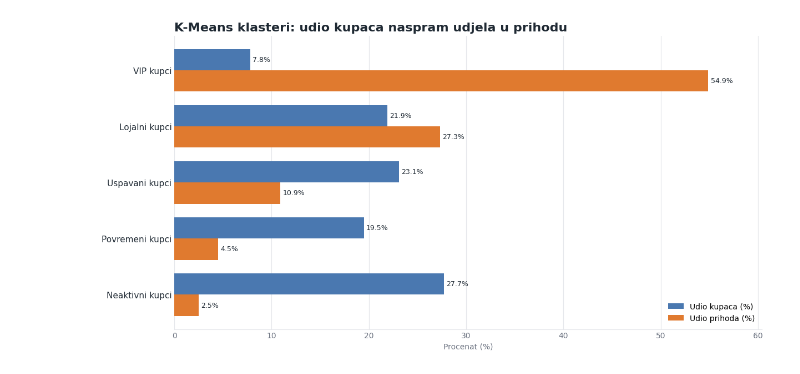
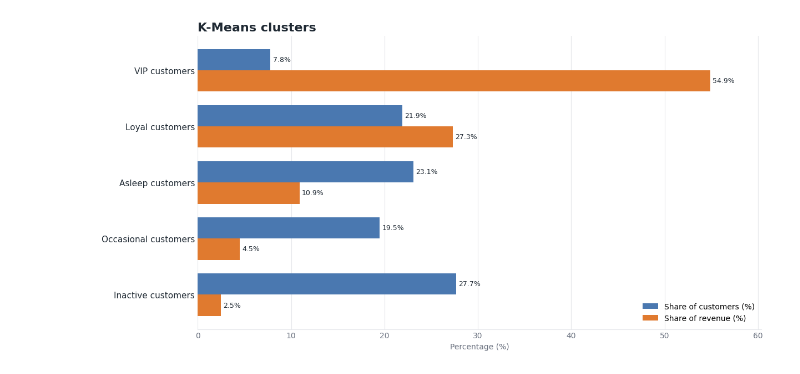
Before and after one commit to aaleksaacic/online-shop-analytics, a Jupyter notebook: notebooks/04_kmeans.ipynb, the cells around one changed output. Saved outputs shown, nothing was run; the diff lists cells and outputs as text; code cells hidden in the pictures.

```diff
--- a/notebooks/04_kmeans.ipynb
+++ b/notebooks/04_kmeans.ipynb
@@ -19,0 +9,3 @@ Učitano 5,852 kupaca.
+# %%
+rfm = pd.read_parquet("../data/processed/rfm.parquet")
+rfm.head()
@@ -20 +23,7 @@ Učitano 5,852 kupaca.
+# %%
+INK = "#1f2933"
+MUTED = "#6b7280"
+GRID = "#e5e7eb"
+BASE = "#4a78b0"
+ACCENT = "#e07a2f"
 # %% [markdown]
@@ -22,13 +31,13 @@ Učitano 5,852 kupaca.
 # %%
 x = rfm[["Recency", "Frequency", "Monetary"]]
-print("Asimetrija (skew) PRIJE log transformacije:")
+print("Skew BEFORE log transformation:")
 print(x.skew().round(2).to_dict())
 
 x_log = np.log1p(x)
-print("\nAsimetrija (skew) POSLIJE log transformacije:")
+print("\nSkew AFTER log transformation:")
 print(x_log.skew().round(2).to_dict())
 
 scaler = StandardScaler()
-x_skalirano = scaler.fit_transform(x_log)
-print("\nOblik skalirane matrice:", x_skalirano.shape)
+x_scaled = scaler.fit_transform(x_log)
+print("\nScaled matrix dimension:", x_scaled.shape)
 # %% [output]
@@ -147,45 +167,55 @@ Neaktivni kupci        2.5
 # %%
-INK, MUTED, GRID = "#1f2933", "#6b7280", "#e5e7eb"
-BASE, ACCENT = "#4a78b0", "#e07a2f"
-
-
-def plot_customer_vs_revenue_share(df_plot, customers_col, revenue_col, title):
+def plot_customer_vs_revenue_share(df_plot: pd.DataFrame, customers_col: str, revenue_col: str, title: str):
     data = df_plot.sort_values(revenue_col, ascending=True)
 
     fig, ax = plt.subplots(figsize=(12, 6), constrained_layout=True)
     y = np.arange(len(data))
     height = 0.38
 
-    customer_bars = ax.barh(y + height / 2, data[customers_col], height=height,
-                            label="Udio kupaca (%)", color=BASE)
-    revenue_bars = ax.barh(y - height / 2, data[revenue_col], height=height,
-                           label="Udio prihoda (%)", color=ACCENT)
+    customer_bars = ax.barh(
+        y + height / 2,
+        data[customers_col],
+        height=height,
+        label="Share of customers (%)",
+        color=BASE
+    )
+    revenue_bars = ax.barh(
+        y - height / 2,
+        data[revenue_col],
+        height=height,
+        label="Share of revenue (%)",
+        color=ACCENT
+    )
 
     ax.bar_label(customer_bars, fmt="%.1f%%", padding=3, fontsize=9, color=INK)
     ax.bar_label(revenue_bars, fmt="%.1f%%", padding=3, fontsize=9, color=INK)
 
     ax.set_yticks(y)
     ax.set_yticklabels(data.index, fontsize=11, color=INK)
-    ax.set_xlabel("Procenat (%)", color=MUTED)
+    ax.set_xlabel("Percentage (%)", color=MUTED)
     ax.set_title(title, loc="left", fontsize=16, fontweight="bold", color=INK)
     ax.margins(x=0.1)
 
     ax.tick_params(axis="x", colors=MUTED, length=0)
     ax.tick_params(axis="y", length=0)
     ax.set_axisbelow(True)
     ax.xaxis.grid(True, color=GRID, linewidth=0.8)
+
     for side in ("top", "right", "left"):
         ax.spines[side].set_visible(False)
+
     ax.spines["bottom"].set_color(GRID)
 
     ax.legend(frameon=False, loc="lower right")
     plt.show()
 
 
 plot_customer_vs_revenue_share(
-    profil, "% kupaca", "% prihoda",
-    "K-Means klasteri: udio kupaca naspram udjela u prihodu"
+    profile,
+    "% customers",
+    "% revenue",
+    "K-Means clusters"
 )
 # %% [output]
-[figure, old version]
+[figure, new version]
 # %%
```
Also changed, not shown: parts of 14 cells of this notebook, 2 other files.
